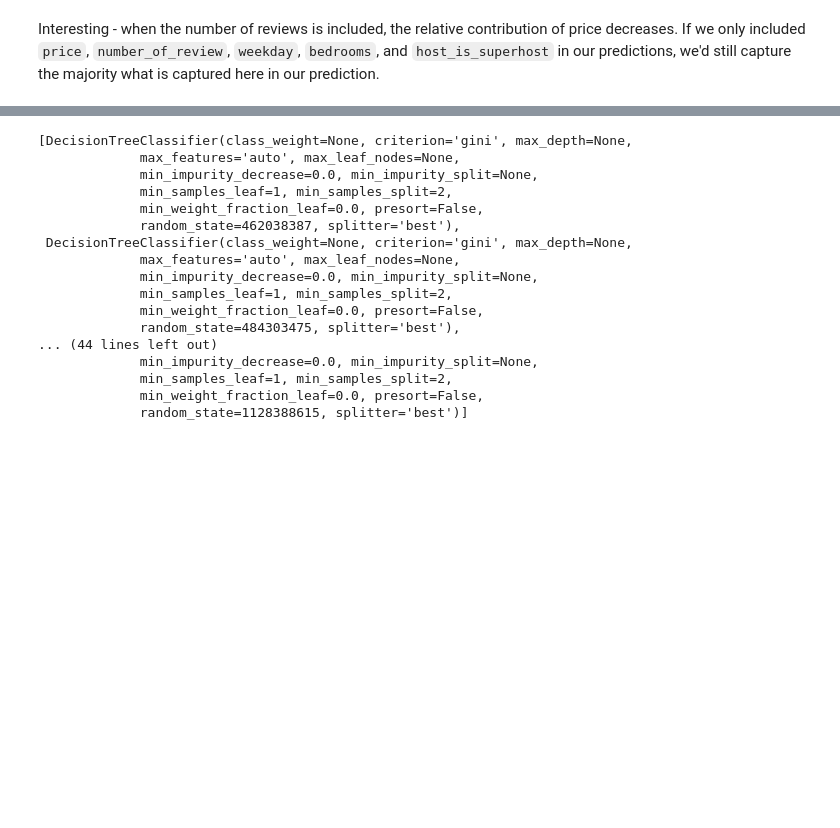
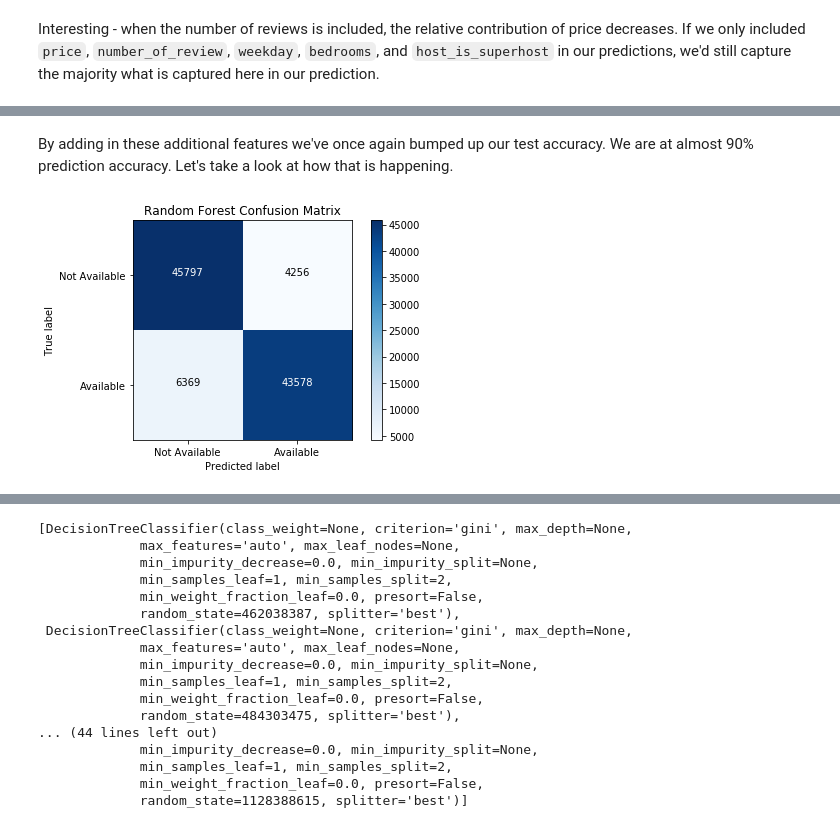
Before and after one commit to rebeccaebarnes/DSND-Project-4, a Jupyter notebook: seattle_airbnb_exploration.ipynb, the cells around one changed output, grey strips where cells are left out. Saved outputs shown, nothing was run; the diff lists cells and outputs as text; code cells hidden in the pictures; blank space fills up the shorter version.

```diff
--- a/seattle_airbnb_exploration.ipynb
+++ b/seattle_airbnb_exploration.ipynb
@@ -2626,0 +2633,8 @@ ValueError: Input contains NaN, infinity or a value too large for dtype('float32
+# %% [markdown]
+By adding in these additional features we've once again bumped up our test accuracy. We are at almost 90% prediction accuracy. Let's take a look at how that is happening.
+# %%
+rf_cm_develop2 = confusion_matrix(y_test_develop2, rf_test_preds_develop2)
+plot_confusion_matrix(rf_cm_develop2, ['Not Available', 'Available'],
+                      "Random Forest Confusion Matrix")
+# %% [output]
+[figure, added]
```
Also changed, not shown: parts of 10 cells of this notebook.
